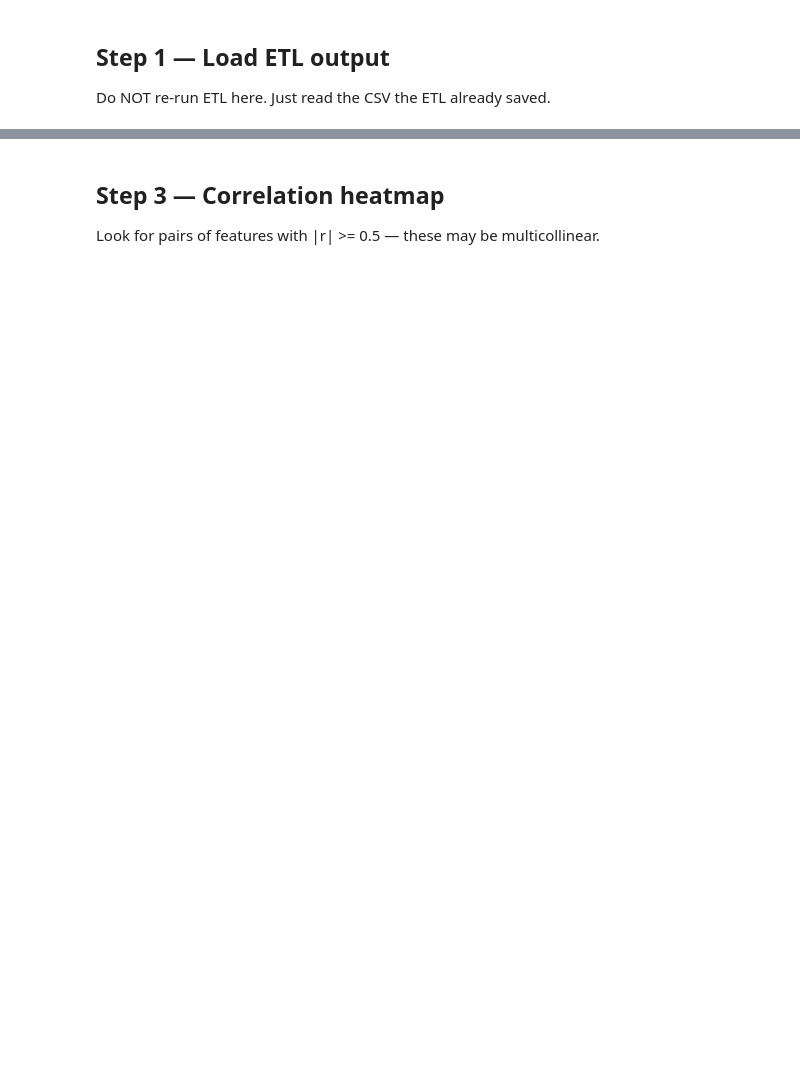
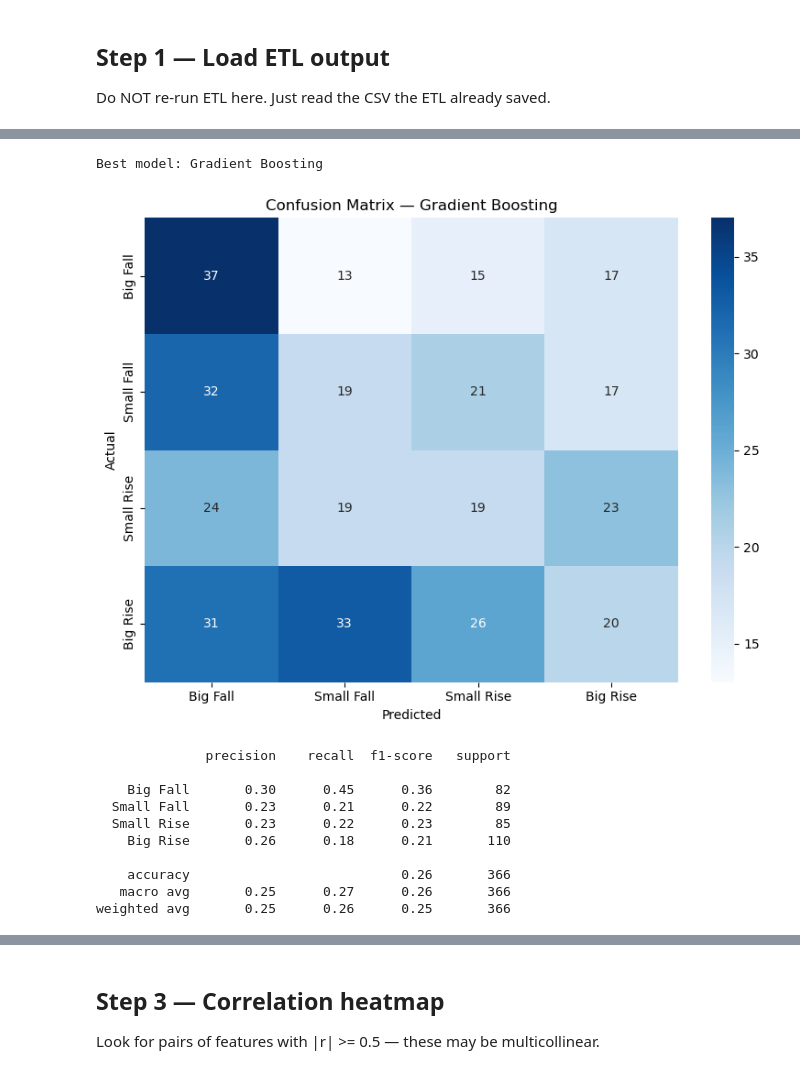
Before and after one commit to teresaghirardi-hub/group_assignment_group_2, a Jupyter notebook: notebooks/ml_model(old).ipynb, the cells around one changed output, grey strips where cells are left out. Drawn from its saved outputs; the diff is of its cells as text; code cells hidden in the pictures; blank space fills up the shorter version.

```diff
--- a/notebooks/ml_model(old).ipynb
+++ b/notebooks/ml_model(old).ipynb
@@ -97,0 +258,37 @@ Reserved: (122, 19)
+# %%
+def plot_confusion_matrix(y_test, y_pred, model_name):
+    """Plot confusion matrix."""
+
+    cm = confusion_matrix(y_test, y_pred)
+
+    plt.figure(figsize=(8, 6))
+    sns.heatmap(cm, annot=True, fmt="d", cmap="Blues",
+                xticklabels=CLASS_NAMES, yticklabels=CLASS_NAMES)
+    plt.title(f"Confusion Matrix — {model_name}")
+    plt.xlabel("Predicted")
+    plt.ylabel("Actual")
+    plt.tight_layout()
+    plt.show()
+
+    print(classification_report(y_test, y_pred, target_names=CLASS_NAMES))
+
+# Best model so far
+best_name = comparison.iloc[0]["Model"]
+best_model = trained_models[best_name]
+y_pred = best_model.predict(X_test)
+
+print(f"Best model: {best_name}\n")
+plot_confusion_matrix(y_test, y_pred, best_name)
+# %% [output]
+Best model: Gradient Boosting
+[figure, added]
+              precision    recall  f1-score   support
+
+    Big Fall       0.30      0.45      0.36        82
+  Small Fall       0.23      0.21      0.22        89
+  Small Rise       0.23      0.22      0.23        85
+    Big Rise       0.26      0.18      0.21       110
+
+    accuracy                           0.26       366
+   macro avg       0.25      0.27      0.26       366
+weighted avg       0.25      0.26      0.25       366
```
Also changed, not shown: parts of 25 cells of this notebook, 3 other files.
